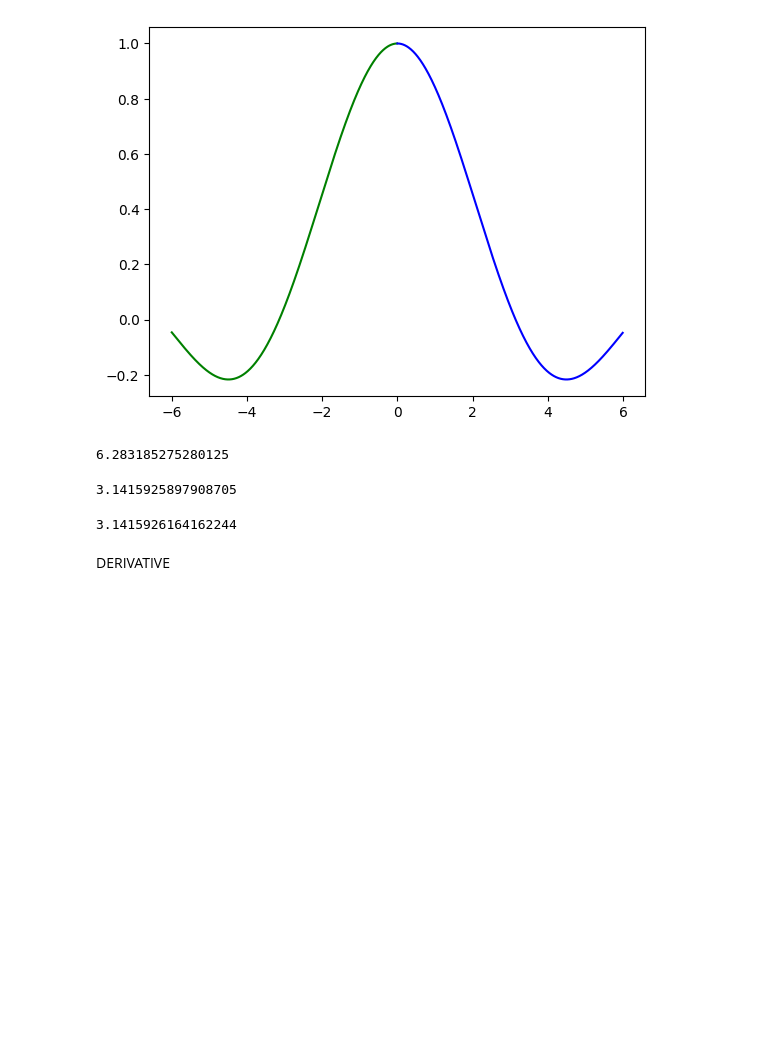
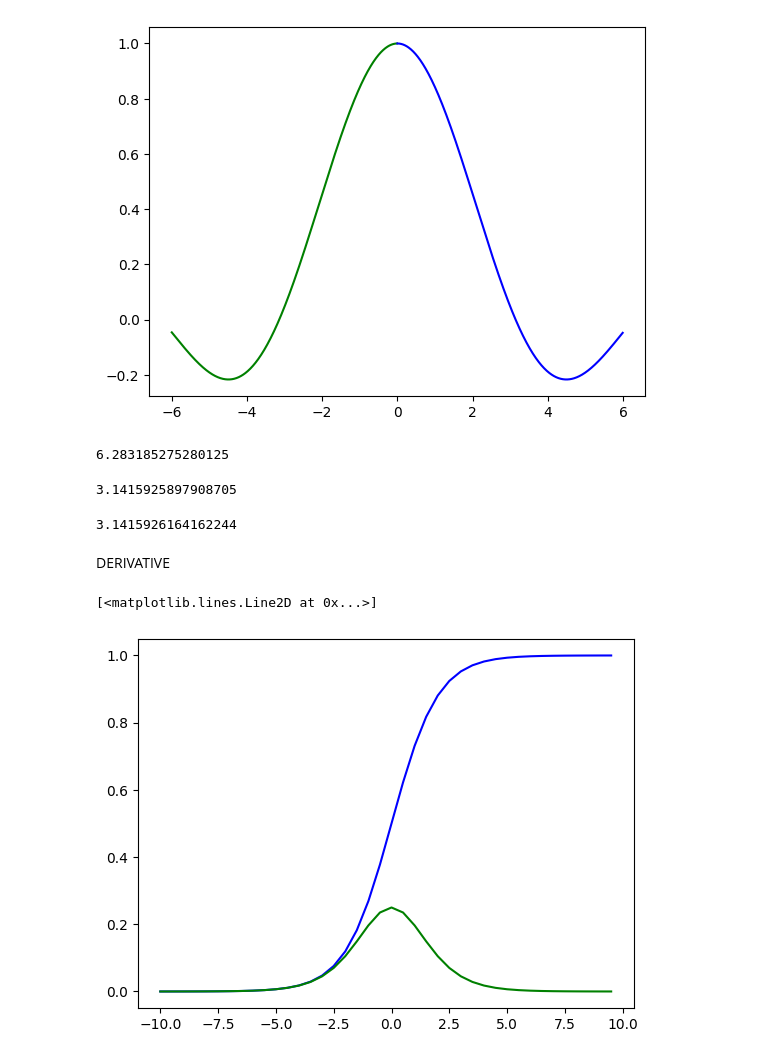
Before and after one commit to Chef221/AIO_Code, a Jupyter notebook: AI_Code/MathAI.ipynb, the cells around one changed output. Saved outputs shown, nothing was run; the diff lists cells and outputs as text; code cells hidden in the pictures; blank space fills up the shorter version.

```diff
--- a/AI_Code/MathAI.ipynb
+++ b/AI_Code/MathAI.ipynb
@@ -80,3 +80,20 @@ i = 2: x2 = x1 - f(x1) / f'(x1) = 1.41666
 ...
 i = 5: x5 = x4 - f(x4) / f'(x4) = 1.41421
 '''
+# %%
+def sigmoid(x):
+    return 1 / (1 + math.exp(-x))
+
+def d_sigmoid(x):
+    result = sigmoid(x) * (1 - sigmoid(x))
+    return result
+
+x_data = np.arange(-10, 10, 0.5).tolist()
+y_data = [sigmoid(x) for x in x_data]
+
+dy_data = [d_sigmoid(x) for x in x_data]
+plt.plot(x_data, y_data, 'b')
+plt.plot(x_data, dy_data, 'g')
+# %% [output]
+[<matplotlib.lines.Line2D at 0x...>]
+[figure, added]
```
Also changed, not shown: parts of 2 cells of this notebook.
